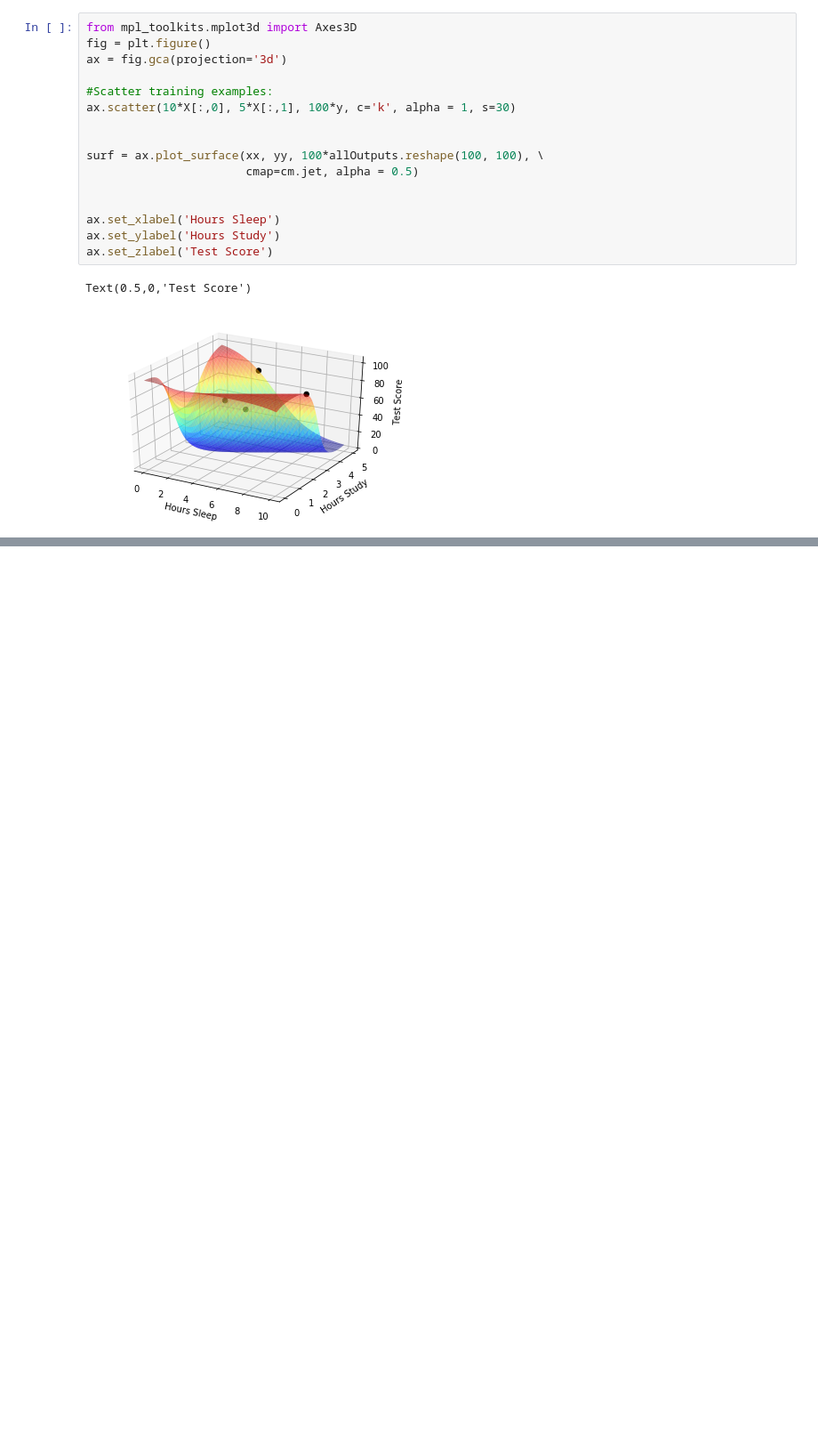
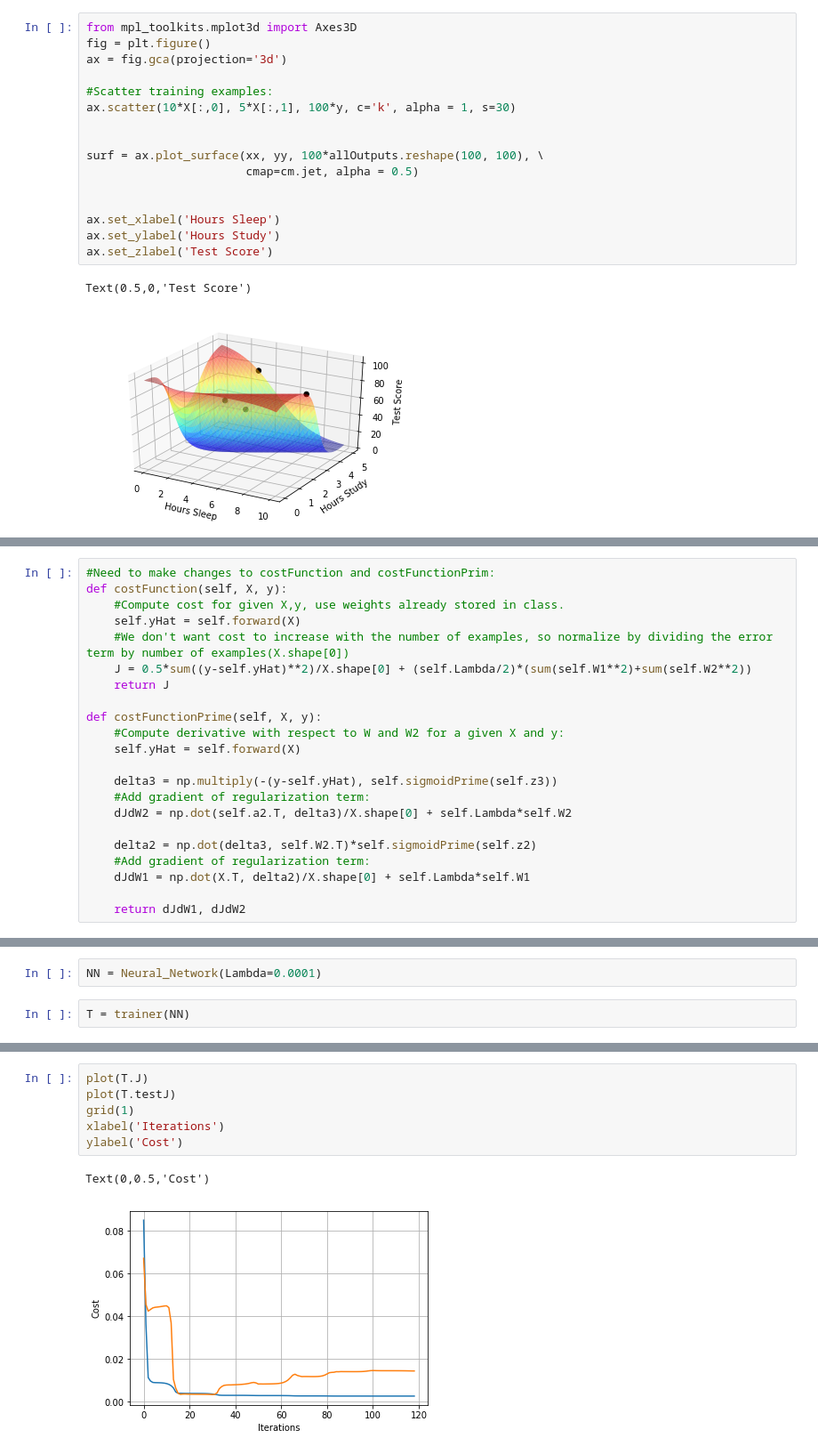
Before and after one commit to VineethKanaparthi/Neural_Nets_Demystifyed, a Jupyter notebook: Part - 2 Dealing with Over Fitting and Regularizations.ipynb, the cells around one changed output, grey strips where cells are left out. Shown at 89% size. Cells and saved outputs as stored; diff of their text form; blank space fills up the shorter version.

```diff
--- a/Part - 2 Dealing with Over Fitting and Regularizations.ipynb
+++ b/Part - 2 Dealing with Over Fitting and Regularizations.ipynb
@@ -173,0 +254,22 @@ Text(0.5,0,'Test Score')
+# %%
+#Need to make changes to costFunction and costFunctionPrim:
+def costFunction(self, X, y):
+    #Compute cost for given X,y, use weights already stored in class.
+    self.yHat = self.forward(X)
+    #We don't want cost to increase with the number of examples, so normalize by dividing the error term by number of examples(X.shape[0])
+    J = 0.5*sum((y-self.yHat)**2)/X.shape[0] + (self.Lambda/2)*(sum(self.W1**2)+sum(self.W2**2))
+    return J
+
+def costFunctionPrime(self, X, y):
+    #Compute derivative with respect to W and W2 for a given X and y:
+    self.yHat = self.forward(X)
+
+    delta3 = np.multiply(-(y-self.yHat), self.sigmoidPrime(self.z3))
+    #Add gradient of regularization term:
+    dJdW2 = np.dot(self.a2.T, delta3)/X.shape[0] + self.Lambda*self.W2
+
+    delta2 = np.dot(delta3, self.W2.T)*self.sigmoidPrime(self.z2)
+    #Add gradient of regularization term:
+    dJdW1 = np.dot(X.T, delta2)/X.shape[0] + self.Lambda*self.W1
+
+    return dJdW1, dJdW2
@@ -173,0 +347,4 @@ Text(0.5,0,'Test Score')
+# %%
+NN = Neural_Network(Lambda=0.0001)
+# %%
+T = trainer(NN)
@@ -173,0 +359,9 @@ Text(0.5,0,'Test Score')
+# %%
+plot(T.J)
+plot(T.testJ)
+grid(1)
+xlabel('Iterations')
+ylabel('Cost')
+# %% [output]
+Text(0,0.5,'Cost')
+[figure, added]
```
Also changed, not shown: parts of 9 cells of this notebook.
